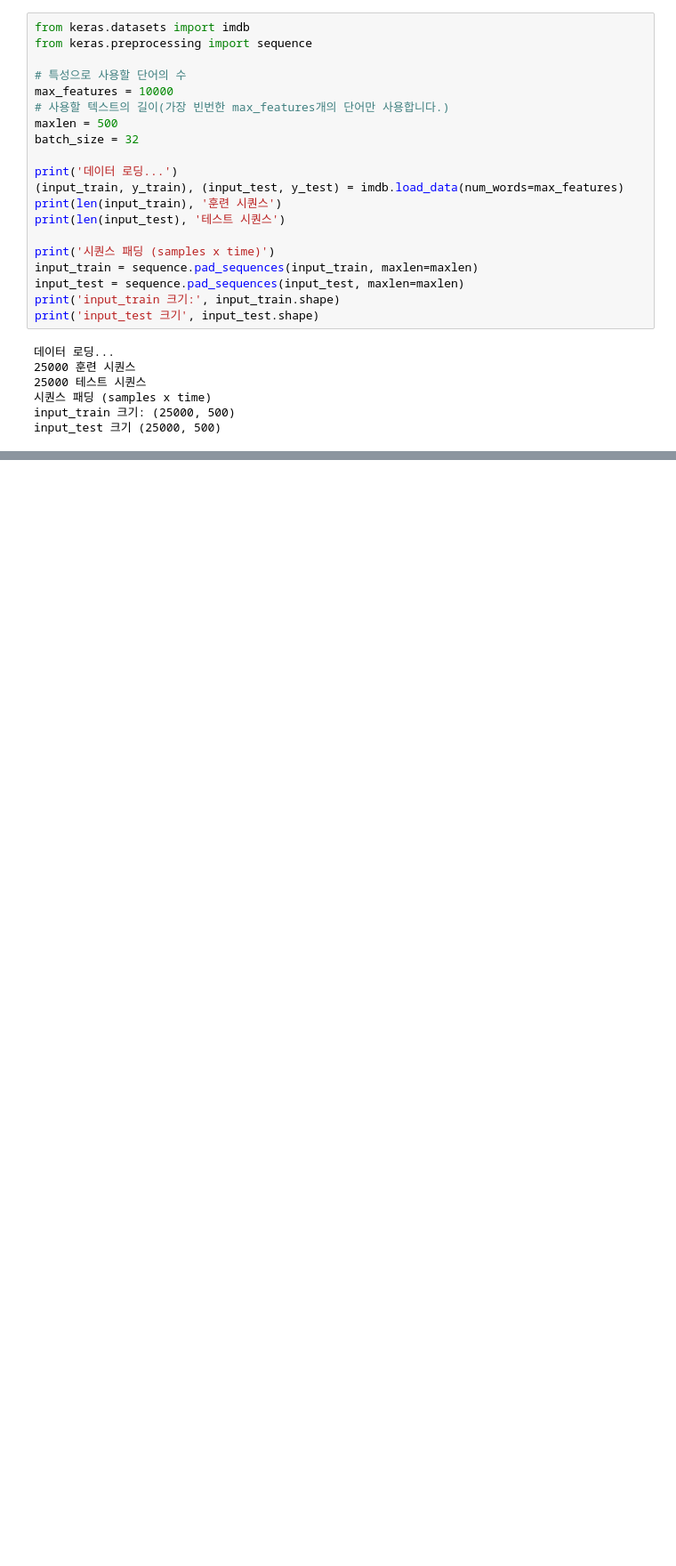
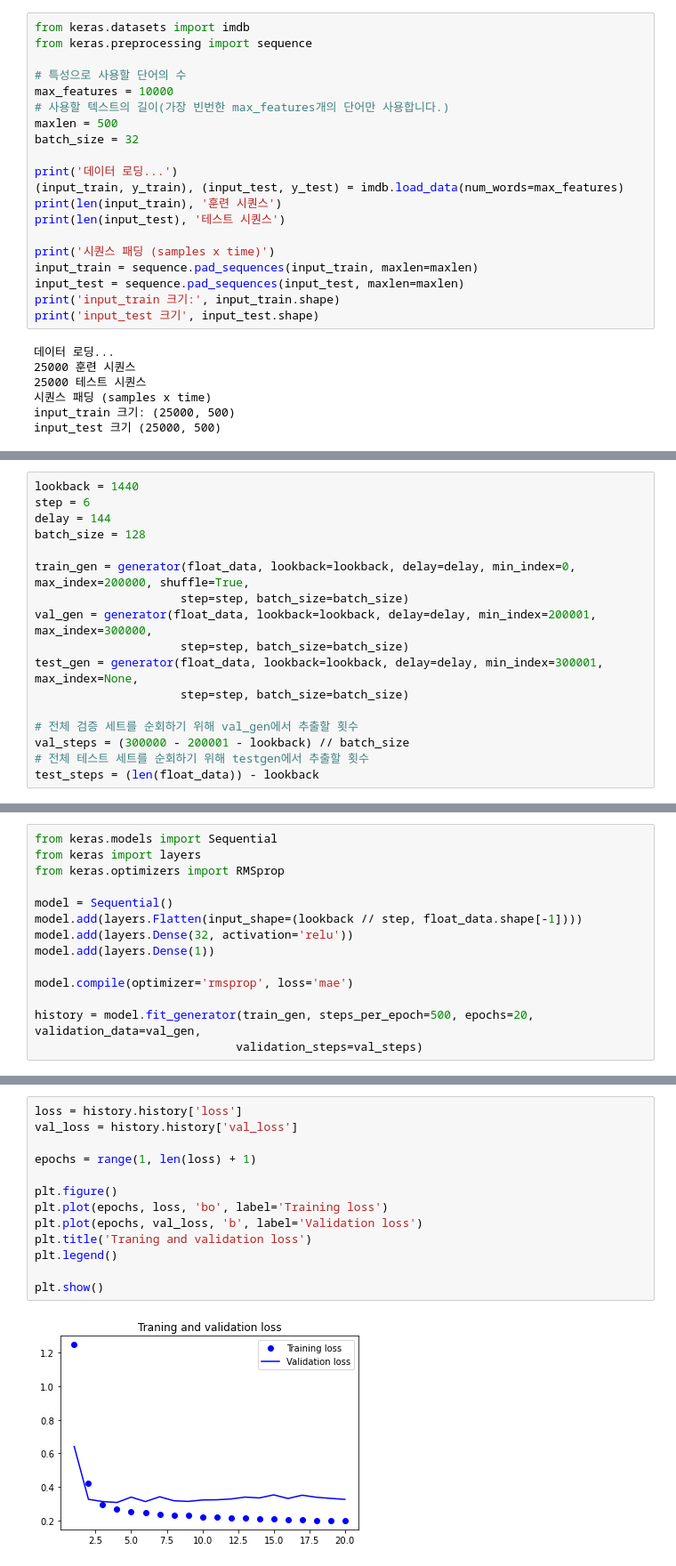
Before and after one commit to sympony/keras-study, a Jupyter notebook: 06_Deep learning for text and sequences.ipynb, the cells around one changed output, grey strips where cells are left out. Shown: that part at 89% size. Saved outputs shown, nothing was run; the diff lists cells and outputs as text; blank space fills up the shorter version.

```diff
--- a/06_Deep learning for text and sequences.ipynb
+++ b/06_Deep learning for text and sequences.ipynb
@@ -651,0 +770,17 @@ SyntaxError: cannot assign to operator (<ipython-input-39-6846fcf83692>, line 1)
+# %%
+lookback = 1440
+step = 6
+delay = 144
+batch_size = 128
+
+train_gen = generator(float_data, lookback=lookback, delay=delay, min_index=0, max_index=200000, shuffle=True,
+                     step=step, batch_size=batch_size)
+val_gen = generator(float_data, lookback=lookback, delay=delay, min_index=200001, max_index=300000,
+                     step=step, batch_size=batch_size)
+test_gen = generator(float_data, lookback=lookback, delay=delay, min_index=300001, max_index=None,
+                     step=step, batch_size=batch_size)
+
+# 전체 검증 세트를 순회하기 위해 val_gen에서 추출할 횟수
+val_steps = (300000 - 200001 - lookback) // batch_size
+# 전체 테스트 세트를 순회하기 위해 testgen에서 추출할 횟수
+test_steps = (len(float_data)) - lookback
@@ -651,0 +800,14 @@ SyntaxError: cannot assign to operator (<ipython-input-39-6846fcf83692>, line 1)
+# %%
+from keras.models import Sequential
+from keras import layers
+from keras.optimizers import RMSprop
+
+model = Sequential()
+model.add(layers.Flatten(input_shape=(lookback // step, float_data.shape[-1])))
+model.add(layers.Dense(32, activation='relu'))
+model.add(layers.Dense(1))
+
+model.compile(optimizer='rmsprop', loss='mae')
+
+history = model.fit_generator(train_gen, steps_per_epoch=500, epochs=20, validation_data=val_gen,
+                             validation_steps=val_steps)
@@ -651,0 +832,15 @@ SyntaxError: cannot assign to operator (<ipython-input-39-6846fcf83692>, line 1)
+# %%
+loss = history.history['loss']
+val_loss = history.history['val_loss']
+
+epochs = range(1, len(loss) + 1)
+
+plt.figure()
+plt.plot(epochs, loss, 'bo', label='Training loss')
+plt.plot(epochs, val_loss, 'b', label='Validation loss')
+plt.title('Traning and validation loss')
+plt.legend()
+
+plt.show()
+# %% [output]
+[figure, added]
```
Also changed, not shown: parts of 48 cells of this notebook, 2 other files.
